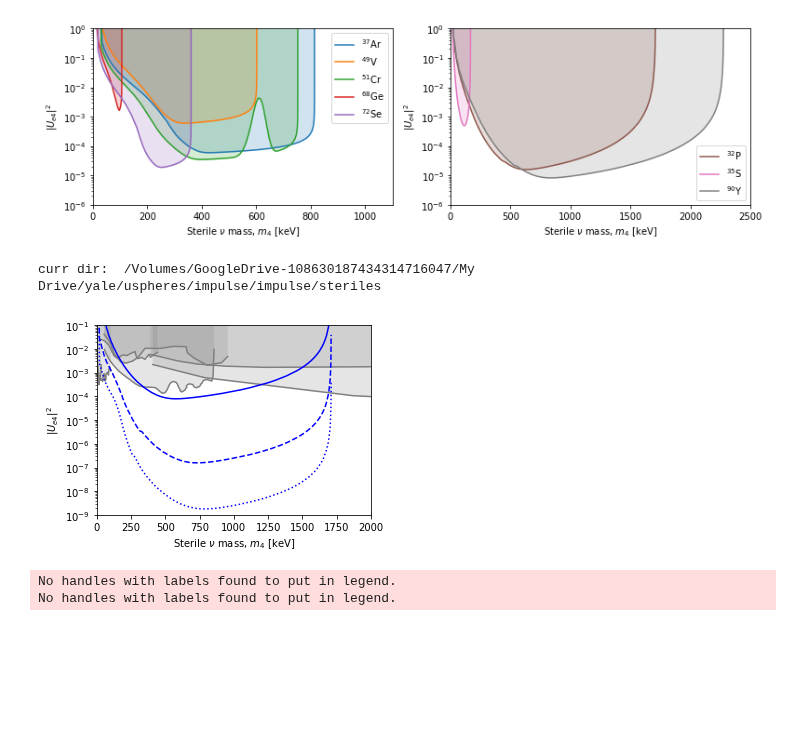
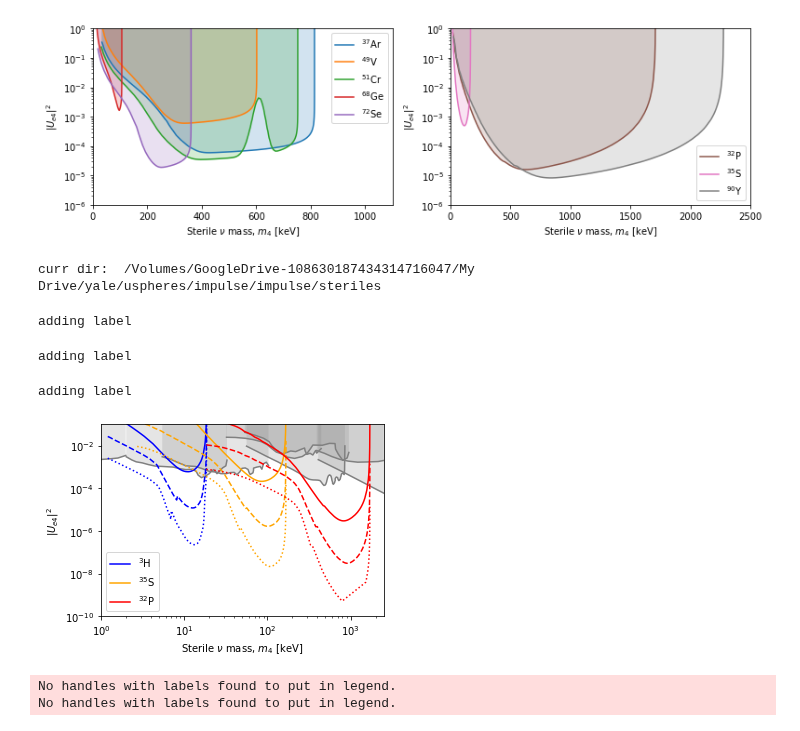
Before and after one commit to Moore-Lab/composite_DM, a Jupyter notebook: steriles/plot_pdfs.ipynb, the cells around one changed output. Cells and saved outputs as stored; diff of their text form; code cells hidden in the pictures; blank space fills up the shorter version.

Commit message:
code for plots

```diff
--- a/steriles/plot_pdfs.ipynb
+++ b/steriles/plot_pdfs.ipynb
@@ -85,10 +90,14 @@ OSError: [Errno 6] Device not configured: '/Users/dcmoore/grace/impulse/steriles
 
 iso_list = ["h_3",] #["h_3",] # "p_32", "y_90", "s_35", "ar_37", "be_7", "v_49", "cr_51", "fe_55", "ge_68", "se_72", "ru_106"]
 
-job_file = "/Users/dcmoore/grace/impulse/steriles/job_files/sensitivity_jobs.txt"
+params_list = [[0.2, 100000, 5*365],
+               [0.2, 1000000, 5*365],]
+
+job_file = main_dir + "job_files/sensitivity_jobs.txt"
 jf = open(job_file, 'wt')
 for iso in iso_list:
-    jf.write("module load miniconda; source activate; conda activate py37_dev; python calculate_sensitivity.py %s\n"%iso)
+    for p in params_list:
+        jf.write("module load miniconda; source activate; conda activate py37_dev; python calculate_sensitivity.py %s %.1e %d %d\n"%(iso, *p))
 jf.close()
 
 print("Command to run: ")
@@ -226,7 +236,7 @@ def plot_limits(iso_list, isEC, fig, params_to_use, clist, fill=True, ls='-', do
             if(iso == "be_7"):
                 Q = 384.22 ## hard code the gamma that gets subtracted
                         ## should fix this for general case (maybe do this in the limit step or pdf?)
-            xfine = np.linspace(x[0], Q, 100000)
+            xfine = np.linspace(x[0], Q, 10000)
             limfine = np.interp(xfine, x, lim_vals, left=np.nan, right=np.nan)
 
             if(isEC):
@@ -255,8 +265,9 @@ def plot_limits(iso_list, isEC, fig, params_to_use, clist, fill=True, ls='-', do
             else:
                 Z,A = iso.split('_')
                 lab = "$^{%s}$%s"%( A, Z.capitalize() )
-                if(fill):
+                if(fill or doLegend):
                     p=plt.semilogy( xfine, limfine, ls, label=lab, color=clist[j])
+                    print("adding label")
                 else:
                     p=plt.semilogy( xfine, limfine, ls, color=clist[j])
                 c=p[0].get_color()
@@ -271,8 +282,8 @@ def plot_limits(iso_list, isEC, fig, params_to_use, clist, fill=True, ls='-', do
         plt.xlim([0,2500])
     plt.xlabel(r"Sterile $\nu$ mass, $m_4$ [keV]")
     plt.ylabel("$|U_{e4}|^2$")
-    if(doLegend):
-        plt.legend()
+    #if(doLegend):
+    #    plt.legend()
 # %%
 ## plot for the paper (EC)
 
@@ -306,45 +317,59 @@ plt.show()
 ## plot the previous limits with the projections overlaid
 
 prev_iso = ['be_7', 's_35', 're_187', 'ni_63', 'h_3', 'f_20', 'cu_64', 'ce_144', 'pienu']
 
 fig=plt.figure()
 
 print("curr dir: ", os.getcwd())
 
 for piso in prev_iso:
 
-    f = "/Users/dcmoore/grace/impulse/steriles/prev_lim/prev_lim_%s.txt"%piso
+    f = main_dir + "prev_lim/prev_lim_%s.txt"%piso
     curr_dat = np.loadtxt(f, delimiter=',', skiprows=1)
 
     p=plt.semilogy(curr_dat[:,0]*1e6, curr_dat[:,1], color='grey')
     c=p[0].get_color()
     plt.fill_between(curr_dat[:,0]*1e6, curr_dat[:,1], np.ones_like(curr_dat[:,1]), edgecolor='none', facecolor='grey', alpha=0.2)
 
 nprev = len(iso_list)
-iso_list = ["p_32",]
+iso_list = ["h_3","s_35","p_32",]
 isEC = False
 
-params_list = [[1e-2, 1, 10, 50, 1e5],
-               [1e-2, 10, 365, 50, 1e5],
-               [1e-2, 1000, 365, 50, 1e5]]
+iso_dict = {"h_3": [[0.2, 1, 30, 25, 1e3],[0.2, 10, 365, 25, 1e3],[0.2, 1000, 365, 25, 1e3],],
+            "s_35": [[1e-2, 1, 30, 50, 1e4],[1e-2, 10, 365, 50, 1e4],[1e-2, 1000, 365, 50, 1e4],],
+            "p_32": [[1e-2, 1, 30, 100, 1e5],[1e-2, 10, 365, 100, 1e5],[1e-2, 1000, 365, 100, 1e5],]
+        }
 
-clist = ['b',]
+clist = ['b','orange', 'r']
 lslist = ['-', '--', ':']
-for ls,params in zip(lslist,params_list):
-    plot_limits(iso_list, isEC, fig, params, clist, fill=False, ls=ls, doLegend=False)
-plt.tight_layout()
+for col,iso in zip(clist,iso_dict.keys()):
 
-plt.xlim([0,2000])
-plt.ylim([1e-9, 0.1])
+    iso_list = [iso,]
+    params_list = iso_dict[iso]
 
+    for ls,params in zip(lslist,params_list):
+        if(ls == "-"):
+            dl = True
+        else:
+            dl = False
+        plot_limits(iso_list, isEC, fig, params, [col,], fill=False, ls=ls, doLegend=dl)
+    plt.tight_layout()
+
+plt.xlim([1,2500])
+plt.ylim([1e-10, 0.1])
+plt.gca().set_xscale('log')
+plt.legend(loc='lower left')
 fig.set_size_inches(5,3.5)
 plt.tight_layout()
 
 plt.savefig("ue4_sens_vs_livetime.pdf")
 plt.show()
 # %% [output]
 curr dir:  /Volumes/GoogleDrive-108630187434314716047/My Drive/yale/uspheres/impulse/impulse/steriles
+adding label
+adding label
+adding label
-[figure, old version]
+[figure, new version]
 # %%
 ##plot vs sphere size
 
```
Also changed, not shown: parts of 4 cells of this notebook, 10 other files.
